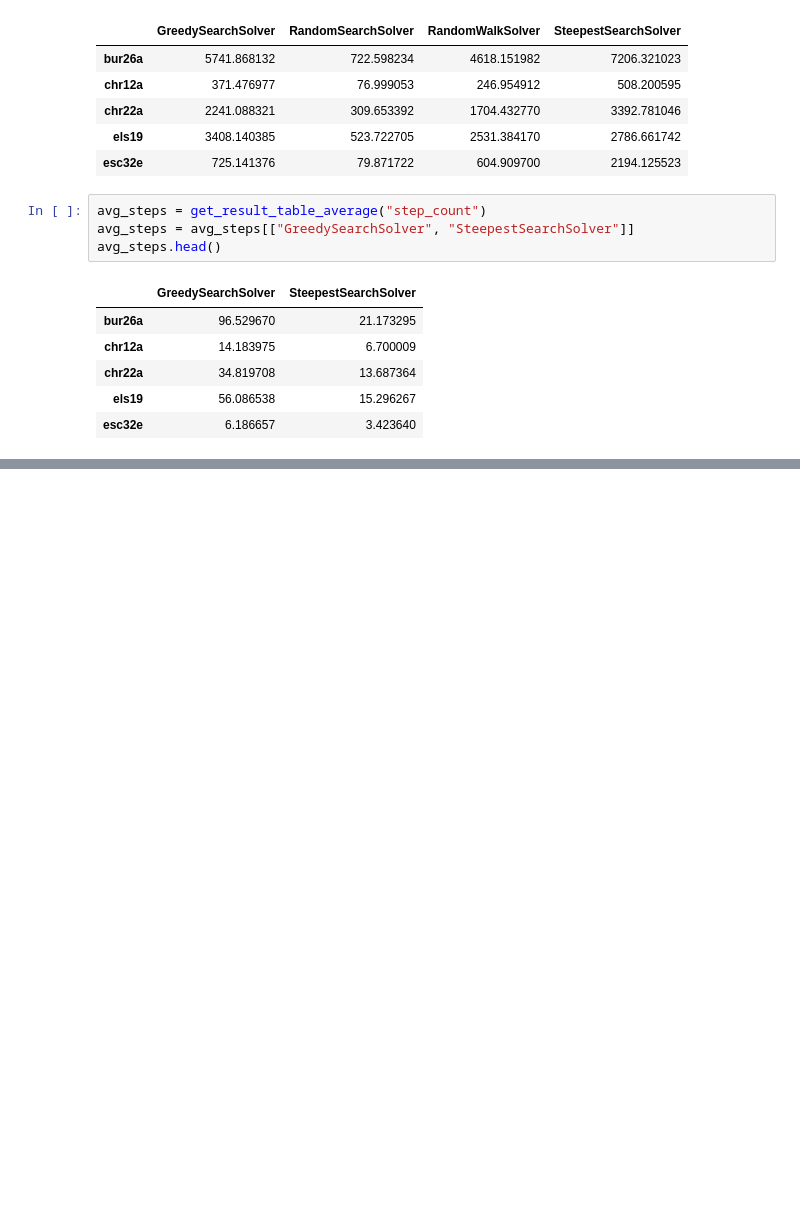
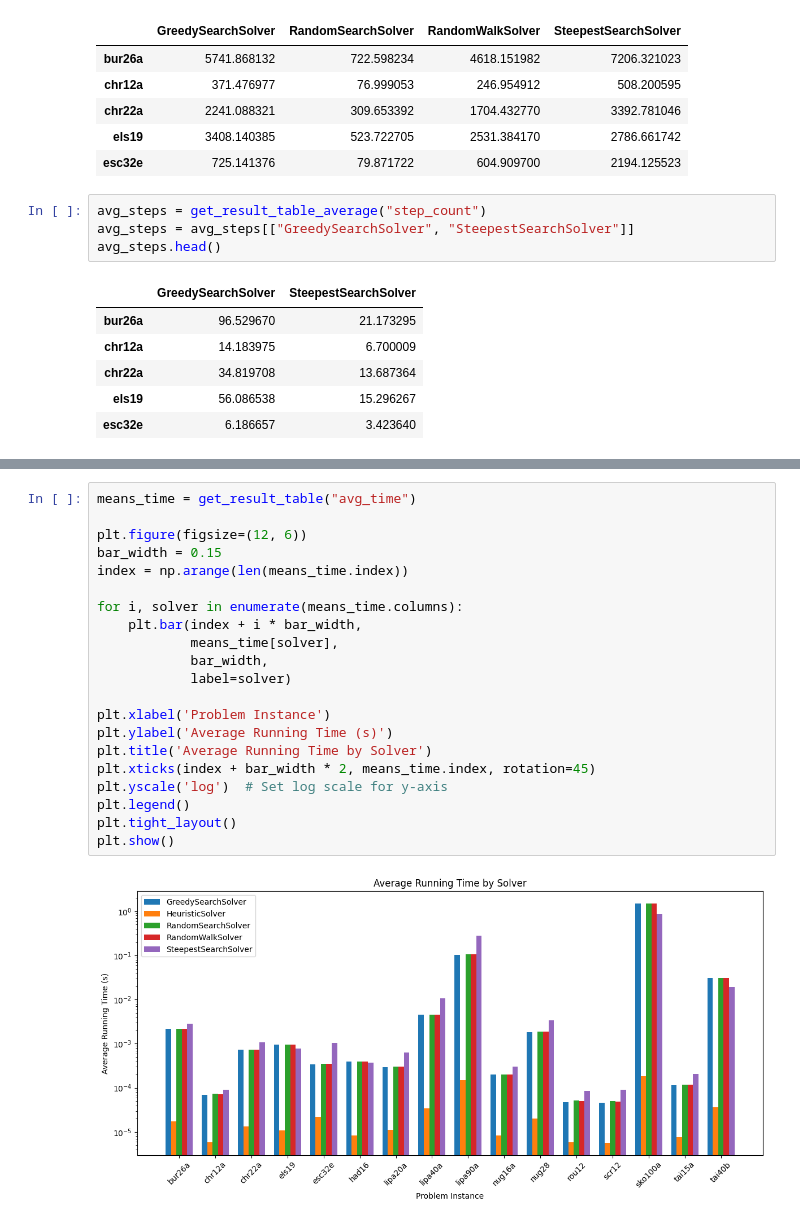
Before and after one commit to krzysztof-m-w/BIA, a Jupyter notebook: result_analysis.ipynb, the cells around one changed output, grey strips where cells are left out. Saved outputs shown, nothing was run; the diff lists cells and outputs as text; blank space fills up the shorter version.

```diff
--- a/result_analysis.ipynb
+++ b/result_analysis.ipynb
@@ -91,0 +190,23 @@ avg_steps.head()
+# %%
+means_time = get_result_table("avg_time")
+
+plt.figure(figsize=(12, 6))
+bar_width = 0.15
+index = np.arange(len(means_time.index))
+
+for i, solver in enumerate(means_time.columns):
+    plt.bar(index + i * bar_width,
+            means_time[solver],
+            bar_width,
+            label=solver)
+
+plt.xlabel('Problem Instance')
+plt.ylabel('Average Running Time (s)')
+plt.title('Average Running Time by Solver')
+plt.xticks(index + bar_width * 2, means_time.index, rotation=45)
+plt.yscale('log')  # Set log scale for y-axis
+plt.legend()
+plt.tight_layout()
+plt.show()
+# %% [output]
+[figure, added]
```
Also changed, not shown: parts of 11 cells of this notebook.
